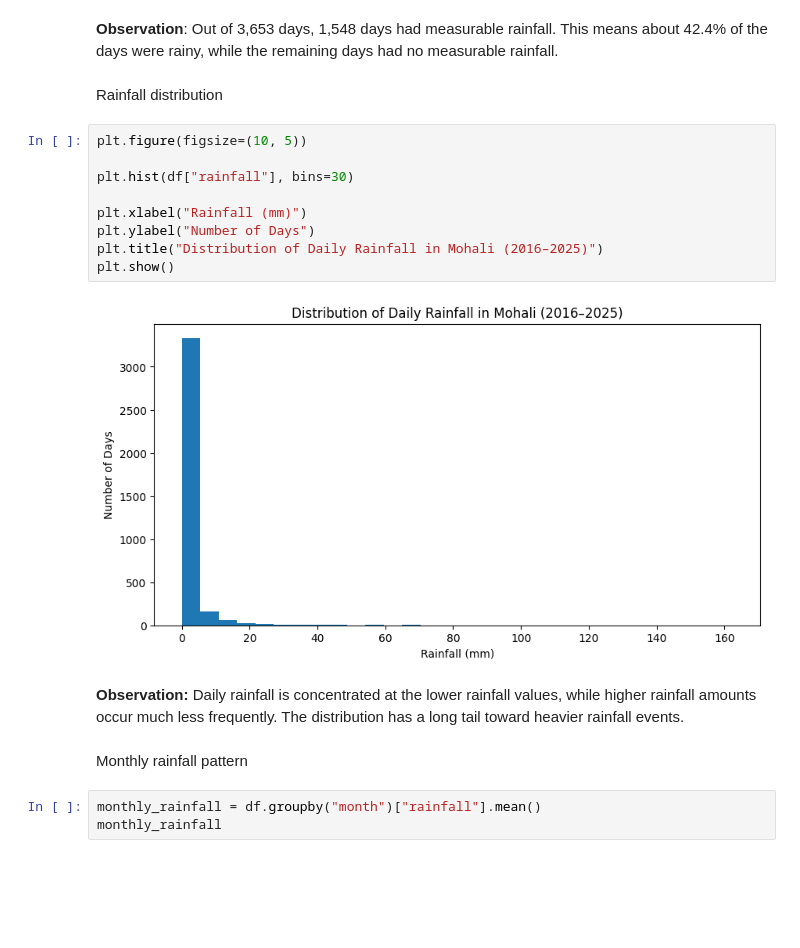
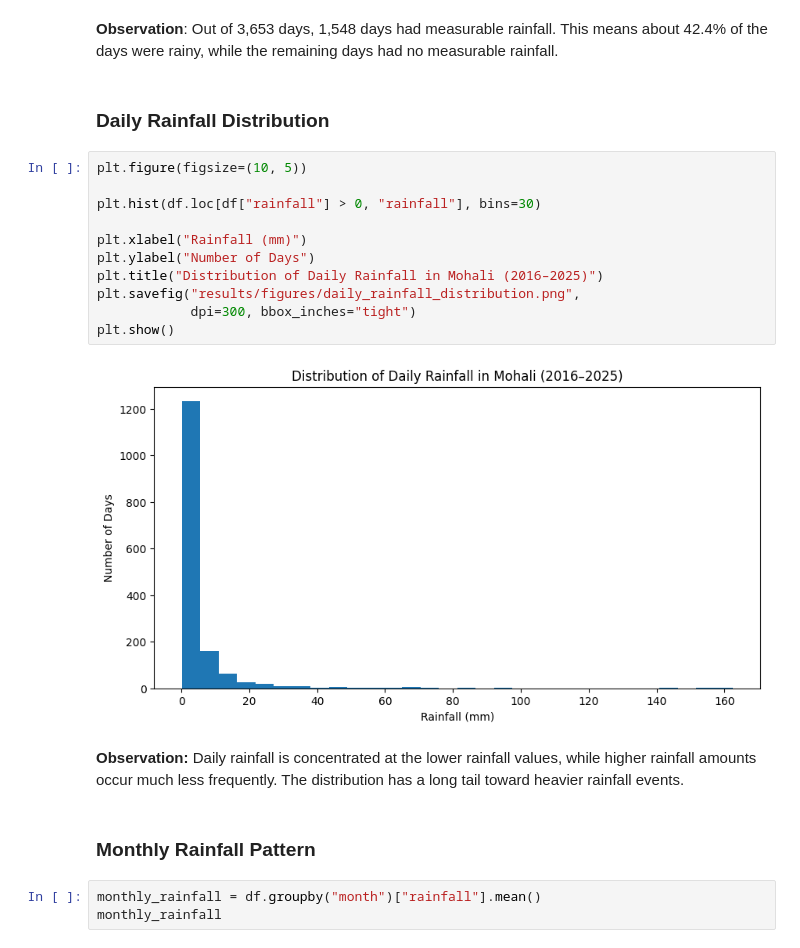
Before and after one commit to Aditi09-20/Weather_Data_Analysis_and_Forecasting, a Jupyter notebook: notebooks/weather_analysis.ipynb, the cells around one changed output. Saved outputs shown, nothing was run; the diff lists cells and outputs as text; blank space fills up the shorter version.

```diff
--- a/notebooks/weather_analysis.ipynb
+++ b/notebooks/weather_analysis.ipynb
@@ -378,23 +409,25 @@ rainy_percentage
 np.float64(42.37612920886942)
 # %% [markdown]
 **Observation**: Out of 3,653 days, 1,548 days had measurable rainfall. This means about 42.4% of the days were rainy, while the remaining days had no measurable rainfall.
-# %% [markdown]
-Rainfall distribution
+# %% [markdown]
+### Daily Rainfall Distribution
 # %%
 plt.figure(figsize=(10, 5))
 
-plt.hist(df["rainfall"], bins=30)
+plt.hist(df.loc[df["rainfall"] > 0, "rainfall"], bins=30)
 
 plt.xlabel("Rainfall (mm)")
 plt.ylabel("Number of Days")
 plt.title("Distribution of Daily Rainfall in Mohali (2016–2025)")
+plt.savefig("results/figures/daily_rainfall_distribution.png",
+            dpi=300, bbox_inches="tight")
 plt.show()
 # %% [output]
-[figure, old version]
+[figure, new version]
 # %% [markdown]
 **Observation:** Daily rainfall is concentrated at the lower rainfall values, while higher rainfall amounts occur much less frequently. The distribution has a long tail toward heavier rainfall events.
-# %% [markdown]
-Monthly rainfall pattern
+# %% [markdown]
+### Monthly Rainfall Pattern
 # %%
 monthly_rainfall = df.groupby("month")["rainfall"].mean()
 monthly_rainfall
```
Also changed, not shown: parts of 94 cells of this notebook.
